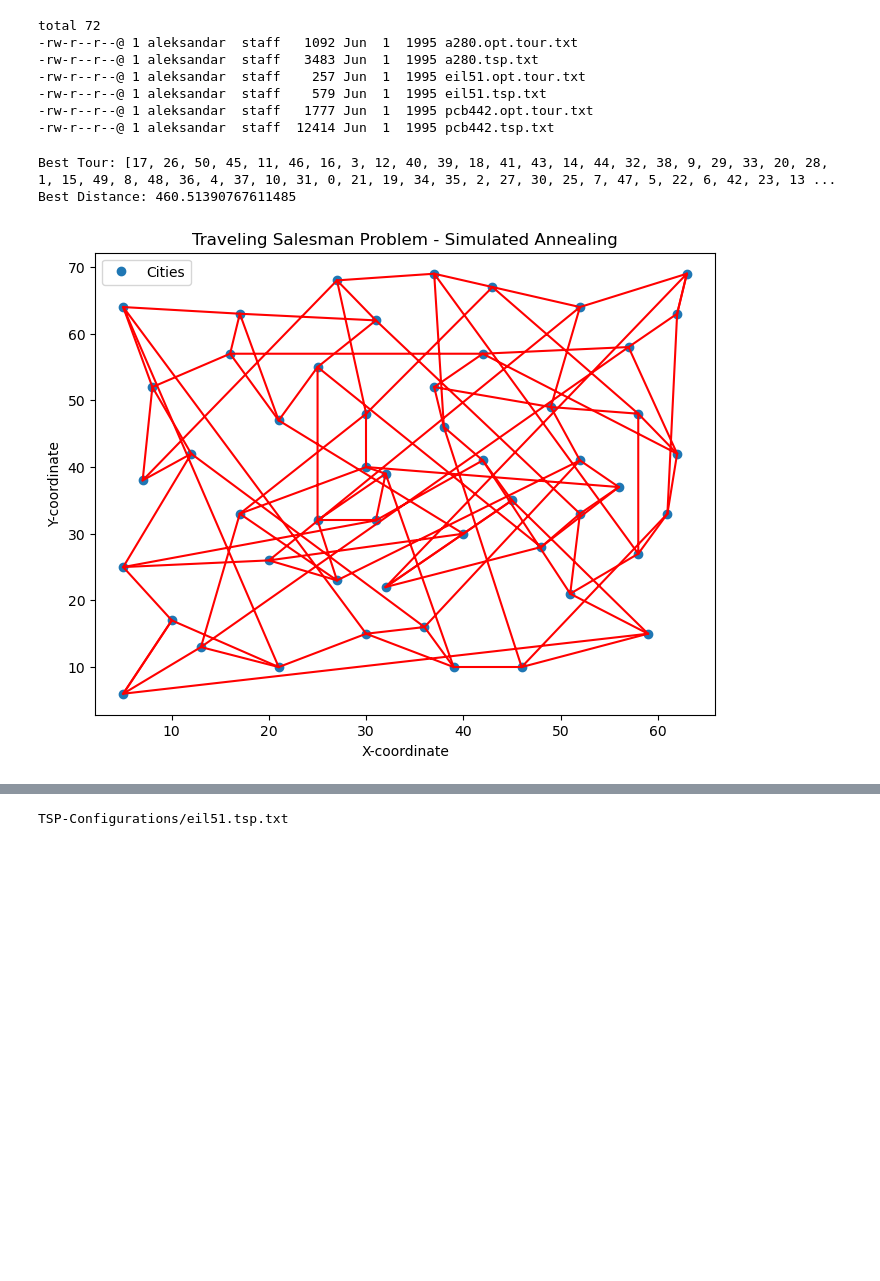
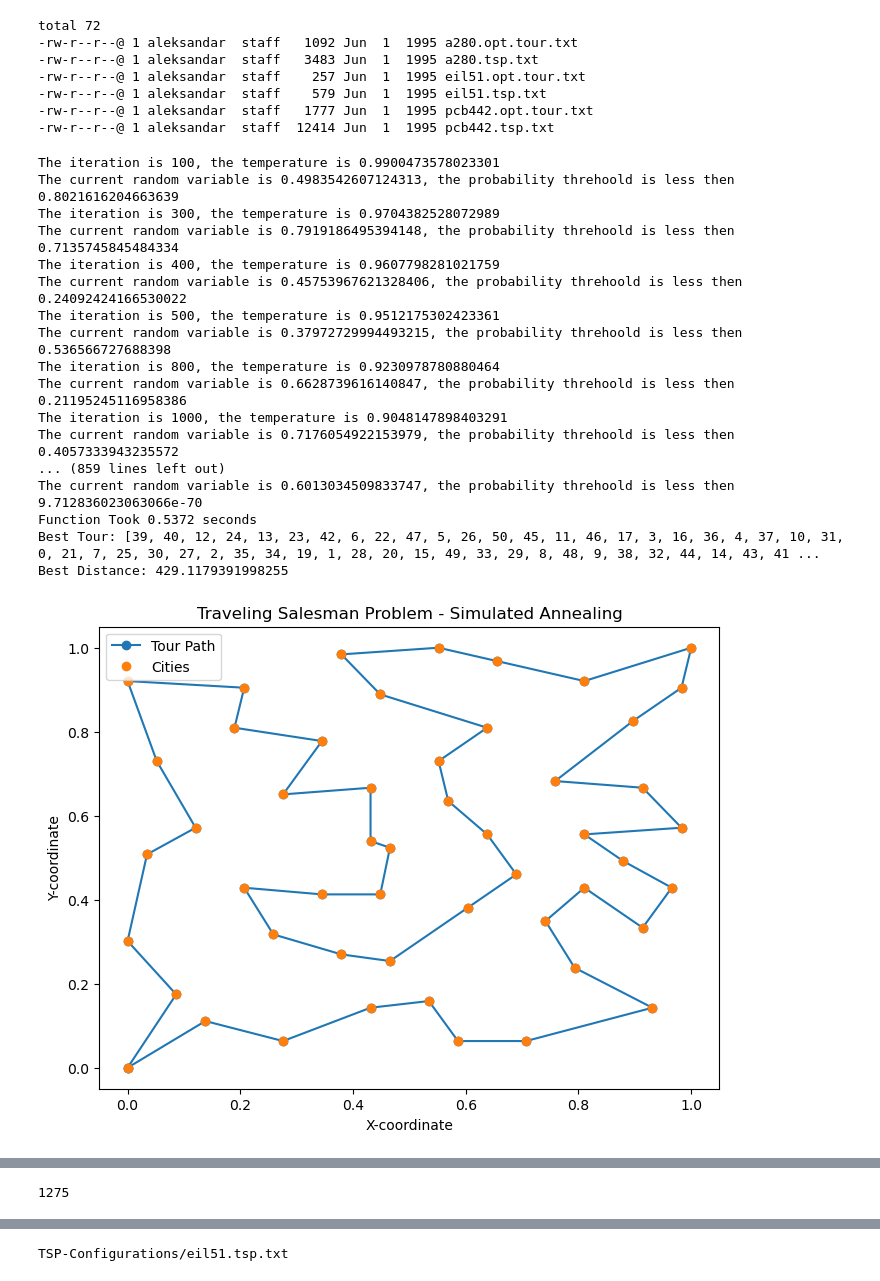
Before and after one commit to lexthegreatest/simulated_annealing, a Jupyter notebook: Jacimovic_15278247_Malash_15179192_Soroka_2834023_Assignment_3.ipynb, the cells around one changed output, grey strips where cells are left out. Saved outputs shown, nothing was run; the diff lists cells and outputs as text; code cells hidden in the pictures; blank space fills up the shorter version.

Commit message:
Plot fixed, coordinates normalised, step function cooling

```diff
--- a/Jacimovic_15278247_Malash_15179192_Soroka_2834023_Assignment_3.ipynb
+++ b/Jacimovic_15278247_Malash_15179192_Soroka_2834023_Assignment_3.ipynb
@@ -24,0 +95,6 @@ def read_tsp_file(file_path):
+# %%
+cities = read_tsp_file(file_path)
+normalised = normalise_dist(cities)
+print(normalised)
+renormalised = denormalise_dist(cities,normalised)
+renormalised
@@ -115,18 +257,44 @@ total 72
 -rw-r--r--@ 1 aleksandar  staff    579 Jun  1  1995 eil51.tsp.txt
 -rw-r--r--@ 1 aleksandar  staff   1777 Jun  1  1995 pcb442.opt.tour.txt
 -rw-r--r--@ 1 aleksandar  staff  12414 Jun  1  1995 pcb442.tsp.txt
-# %%
-if __name__ == "__main__":
-    tsp_file_path = file_path
-    cities = read_tsp_file(tsp_file_path)
-
-    best_tour, best_distance = simulated_annealing(cities)
-
-    print("Best Tour:", best_tour)
-    print("Best Distance:", best_distance)
-
-    plot_tour(best_tour, cities)
-# %% [output]
-Best Tour: [17, 26, 50, 45, 11, 46, 16, 3, 12, 40, 39, 18, 41, 43, 14, 44, 32, 38, 9, 29, 33, 20, 28, 1, 15, 49, 8, 48, 36, 4, 37, 10, 31, 0, 21, 19, 34, 35, 2, 27, 30, 25, 7, 47, 5, 22, 6, 42, 23, 13 ...
-Best Distance: 460.51390767611485
-[figure, removed]
+# %%
+if __name__ == "__main__":
+    tsp_file_path = file_path
+    cities = read_tsp_file(tsp_file_path)
+    cities_norm = normalise_dist(cities)
+    best_tour, best_distance, temp_arr, prob, t, fit, ft = simulated_annealing(cities_norm)
+    x = [cities[city][0] for city in best_tour]
+    y = [cities[city][1] for city in best_tour]
+    x.append(x[0])
+    y.append(y[0])
+    best_distance = calculate_total_distance(best_tour, cities)
+    coord_denorm = list(zip(x, y))
+    print("Best Tour:", best_tour)
+    print("Best Distance:", best_distance)
+    plot_tour(best_tour, cities_norm)
+    x = np.linspace(0, len(temp_arr), len(temp_arr))
+    plt.plot(x, temp_arr)
+    plt.show()
+    plt.scatter(t, prob)
+    plt.show()
+    plt.plot(ft, fit)
+    plt.show()
+# %% [output]
+The iteration is 100, the temperature is 0.9900473578023301
+The current random variable is 0.4983542607124313, the probability threhoold is less then 0.8021616204663639
+The iteration is 300, the temperature is 0.9704382528072989
+The current random variable is 0.7919186495394148, the probability threhoold is less then 0.7135745845484334
+The iteration is 400, the temperature is 0.9607798281021759
+The current random variable is 0.45753967621328406, the probability threhoold is less then 0.24092424166530022
+The iteration is 500, the temperature is 0.9512175302423361
+The current random variable is 0.37972729994493215, the probability threhoold is less then 0.536566727688398
+The iteration is 800, the temperature is 0.9230978780880464
+The current random variable is 0.6628739616140847, the probability threhoold is less then 0.21195245116958386
+The iteration is 1000, the temperature is 0.9048147898403291
+The current random variable is 0.7176054922153979, the probability threhoold is less then 0.4057333943235572
+... (859 lines left out)
+The current random variable is 0.6013034509833747, the probability threhoold is less then 9.712836023063066e-70
+Function Took 0.5372 seconds
+Best Tour: [39, 40, 12, 24, 13, 23, 42, 6, 22, 47, 5, 26, 50, 45, 11, 46, 17, 3, 16, 36, 4, 37, 10, 31, 0, 21, 7, 25, 30, 27, 2, 35, 34, 19, 1, 28, 20, 15, 49, 33, 29, 8, 48, 9, 38, 32, 44, 14, 43, 41 ...
+Best Distance: 429.1179391998255
+[figure, added]
@@ -132,0 +304,4 @@ Best Distance: 460.51390767611485
+# %%
+print(np.sum(best_tour))
+# %% [output]
+1275
```
Also changed, not shown: parts of 19 cells of this notebook, 8 other files.
